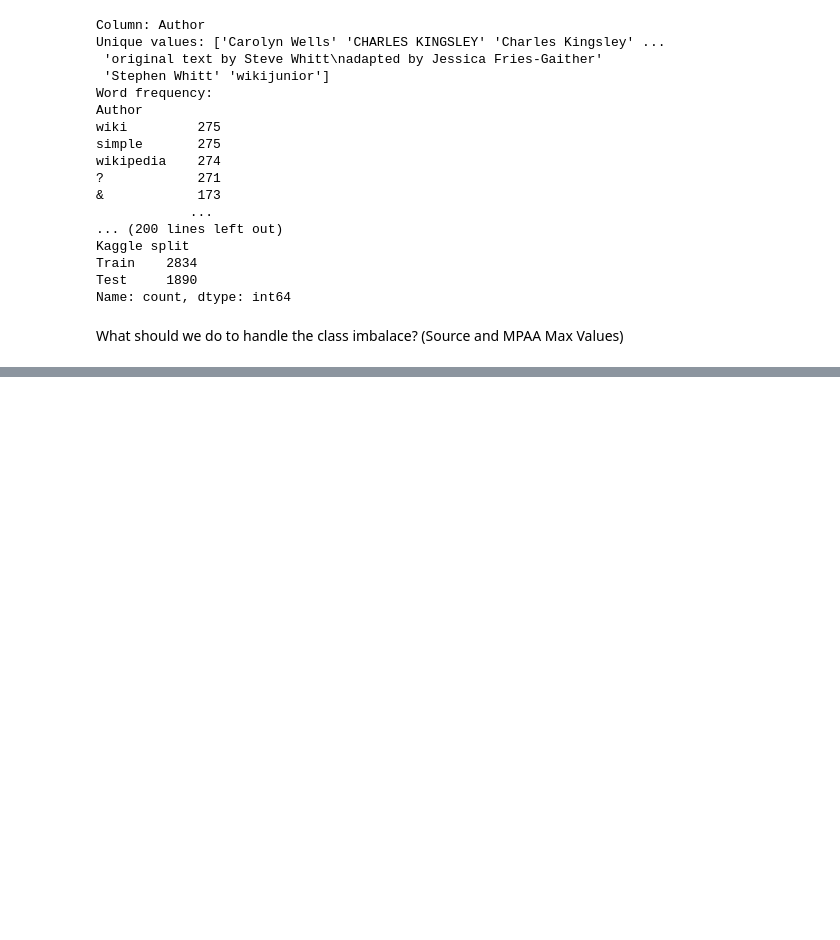
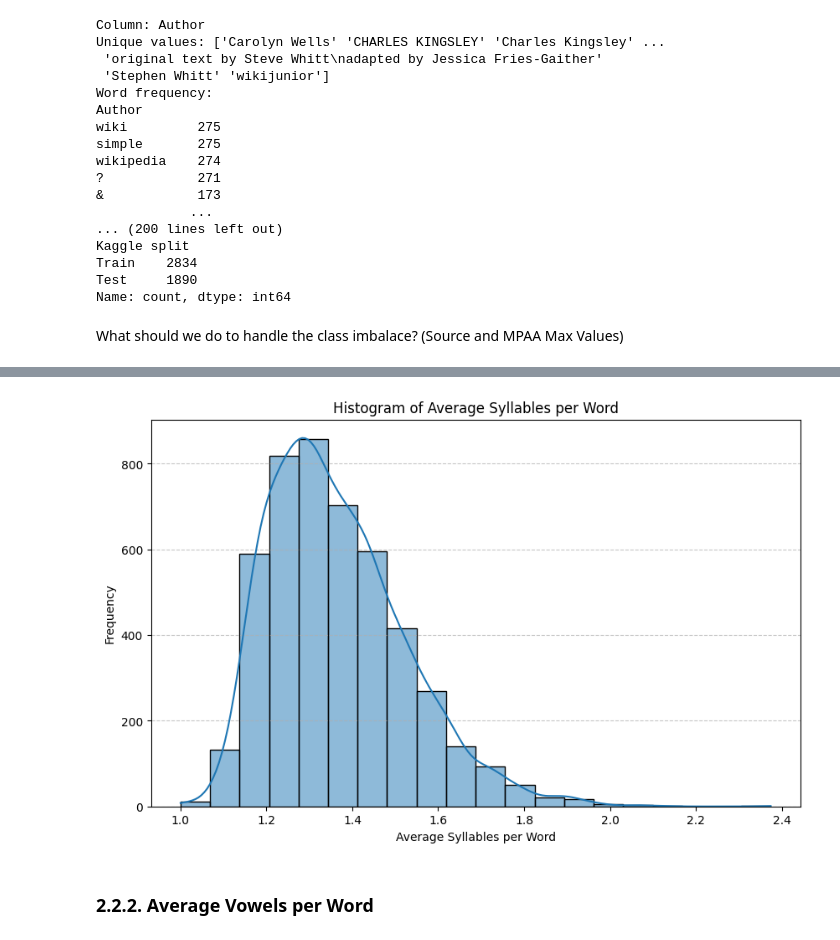
Before and after one commit to ChristineSi/neuroCraft, a Jupyter notebook: notebooks/NotebookPatricia.ipynb, the cells around one changed output, grey strips where cells are left out. Drawn from its saved outputs; the diff is of its cells as text; code cells hidden in the pictures; blank space fills up the shorter version.

```diff
--- a/notebooks/NotebookPatricia.ipynb
+++ b/notebooks/NotebookPatricia.ipynb
@@ -229,0 +338,5 @@ import spacy  # For syntactic analysis
+# %%
+import textstat  # For readability indices
+#df['Syllables_Per_Word'] = df['Excerpt'].apply(lambda x: [textstat.syllable_count(word) for word in x.split()])
+df['Avg Syllables Per Word'] = df['Excerpt'].apply(lambda x: np.mean([textstat.syllable_count(word) for word in x.split()]))
+df['Avg Syllables Per Word']
@@ -229,0 +356,12 @@ import spacy  # For syntactic analysis
+# %%
+plt.figure(figsize=(10, 6))
+sns.histplot(df['Avg Syllables Per Word'], bins=20, kde=True)
+plt.title('Histogram of Average Syllables per Word')
+plt.xlabel('Average Syllables per Word')
+plt.ylabel('Frequency')
+plt.grid(axis='y', linestyle='--', alpha=0.7)
+plt.show()
+# %% [output]
+[figure, added]
+# %% [markdown]
+### 2.2.2. Average Vowels per Word
```
Also changed, not shown: parts of 78 cells of this notebook.
